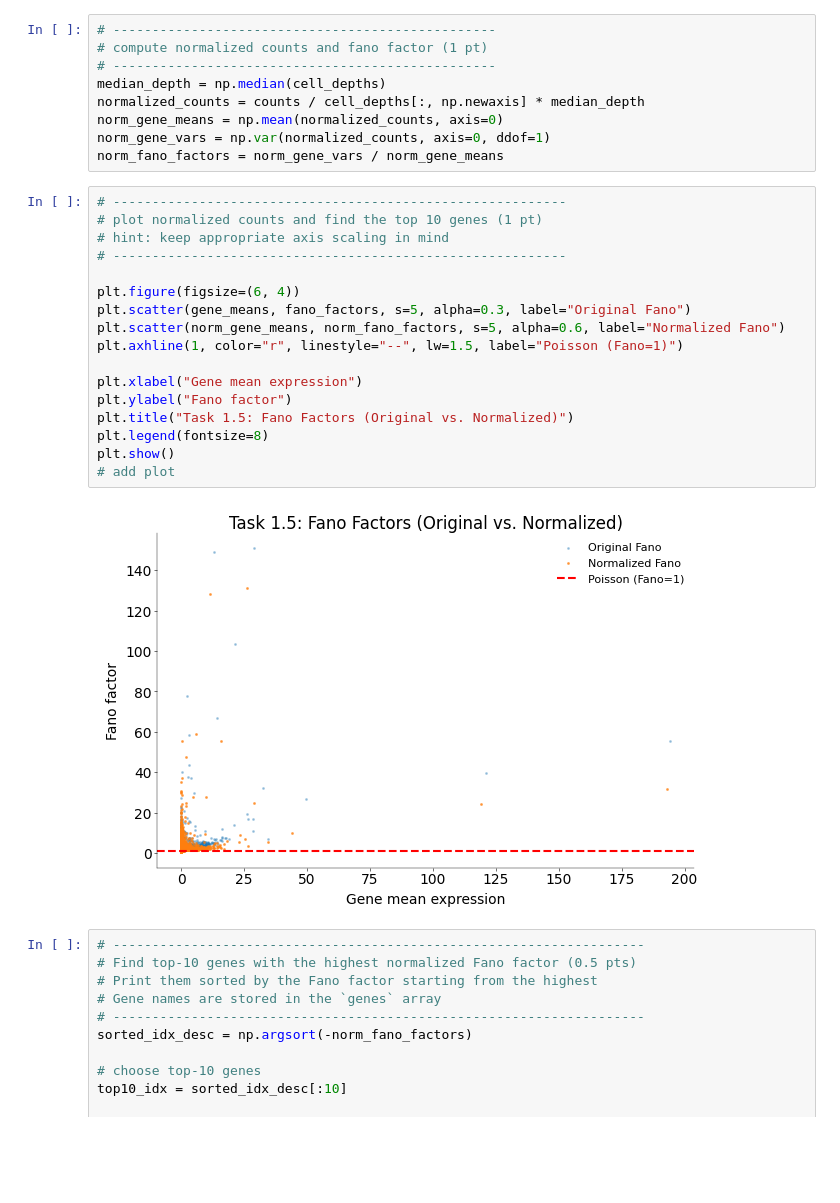
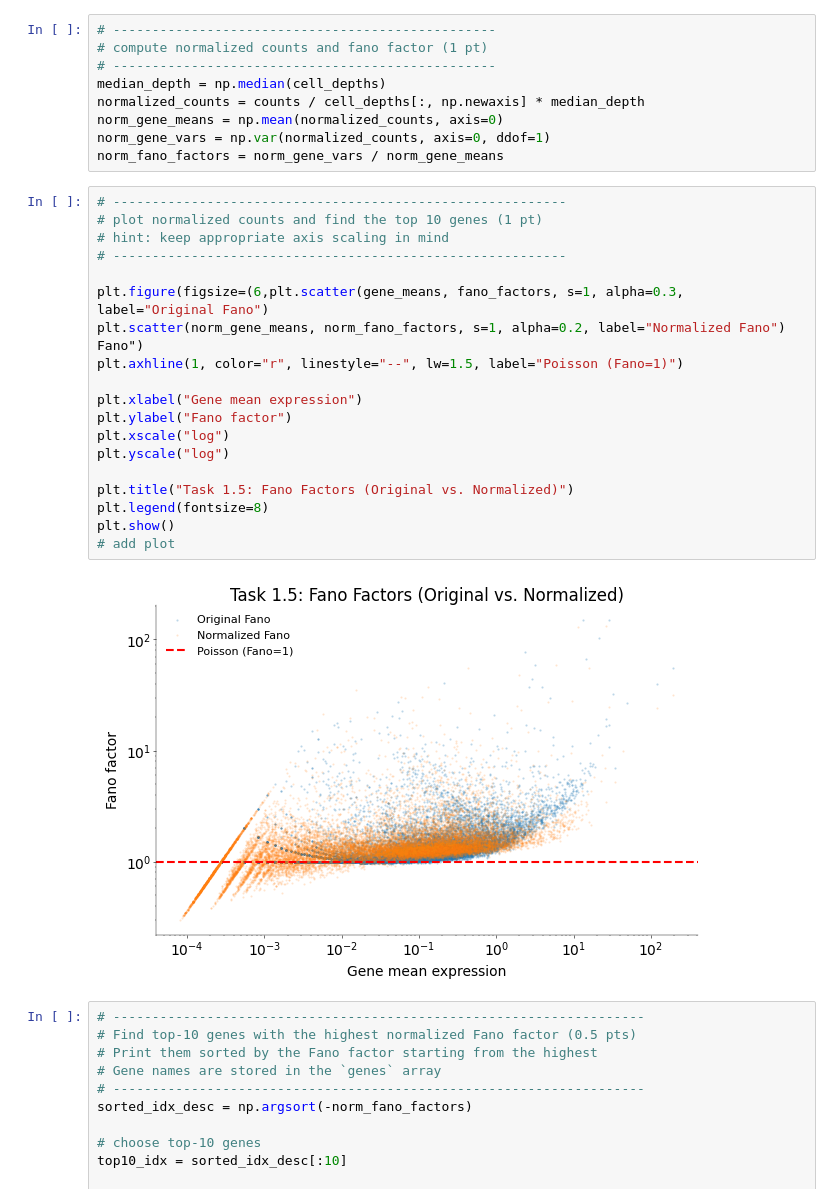
Before and after one commit to JuliusGrote/NDS_2025, a Jupyter notebook: notebooks/CodingLab7.ipynb, the cells around one changed output. Cells and saved outputs as stored; diff of their text form; blank space fills up the shorter version.

```diff
--- a/notebooks/CodingLab7.ipynb
+++ b/notebooks/CodingLab7.ipynb
@@ -310,22 +325,24 @@ norm_fano_factors = norm_gene_vars / norm_gene_means
 # %%
 # ----------------------------------------------------------
 # plot normalized counts and find the top 10 genes (1 pt)
 # hint: keep appropriate axis scaling in mind
 # ----------------------------------------------------------
 
-plt.figure(figsize=(6, 4))
-plt.scatter(gene_means, fano_factors, s=5, alpha=0.3, label="Original Fano")
-plt.scatter(norm_gene_means, norm_fano_factors, s=5, alpha=0.6, label="Normalized Fano")
+plt.figure(figsize=(6,plt.scatter(gene_means, fano_factors, s=1, alpha=0.3, label="Original Fano")
+plt.scatter(norm_gene_means, norm_fano_factors, s=1, alpha=0.2, label="Normalized Fano") Fano")
 plt.axhline(1, color="r", linestyle="--", lw=1.5, label="Poisson (Fano=1)")
 
 plt.xlabel("Gene mean expression")
 plt.ylabel("Fano factor")
+plt.xscale("log")
+plt.yscale("log")
+
 plt.title("Task 1.5: Fano Factors (Original vs. Normalized)")
 plt.legend(fontsize=8)
 plt.show()
 # add plot
 # %% [output]
-[figure, old version]
+[figure, new version]
 # %%
 # --------------------------------------------------------------------
 # Find top-10 genes with the highest normalized Fano factor (0.5 pts)
```
Also changed, not shown: parts of 17 cells of this notebook, 1 other file.
